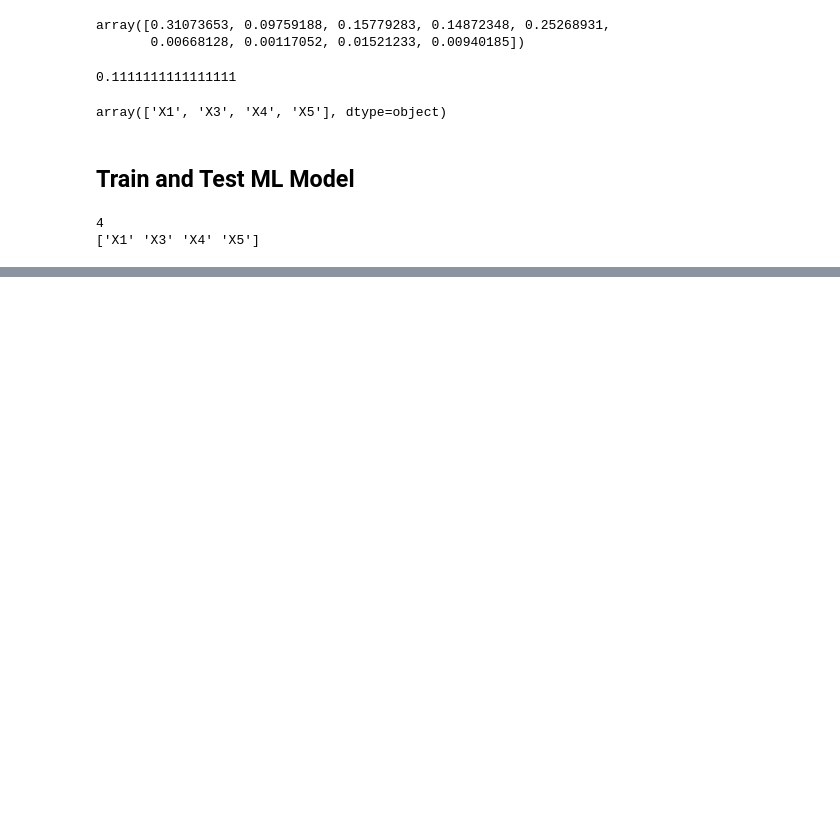
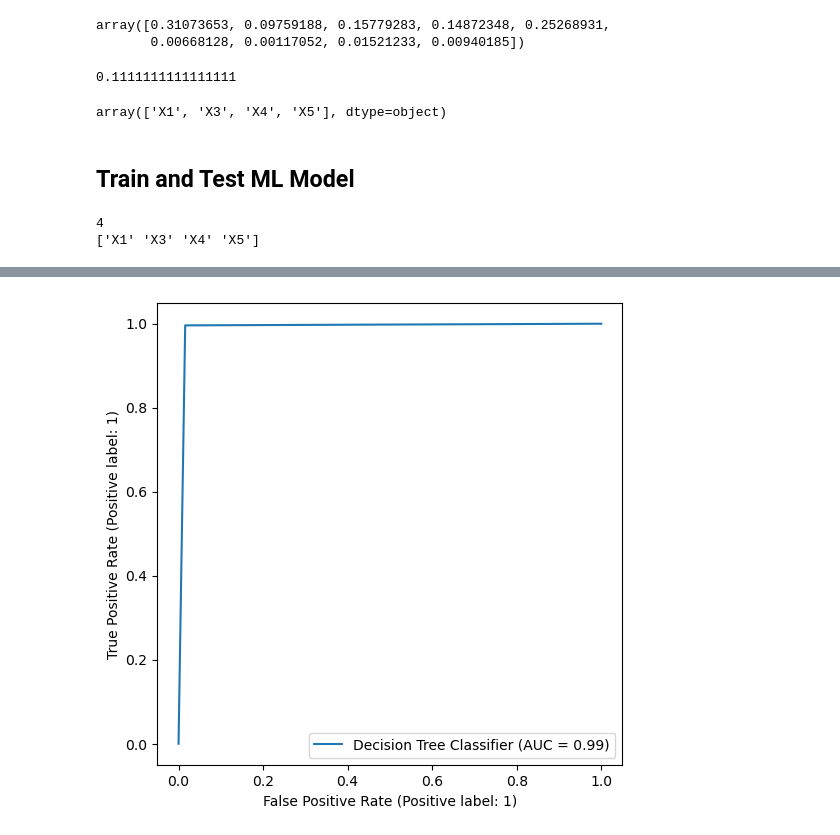
Before and after one commit to notfakearcher/julian, a Jupyter notebook: 01_topics/machine_learning/supervised_learning/classification/decision_tree_01.ipynb, the cells around one changed output, grey strips where cells are left out. Drawn from its saved outputs; the diff is of its cells as text; code cells hidden in the pictures; blank space fills up the shorter version.

Commit message:
2023_12_27_15_22 Updates for decision_tree_01

```diff
--- a/01_topics/machine_learning/supervised_learning/classification/decision_tree_01.ipynb
+++ b/01_topics/machine_learning/supervised_learning/classification/decision_tree_01.ipynb
@@ -483,3 +483,13 @@ print(metric_report)
     accuracy                           0.99      4572
    macro avg       0.99      0.99      0.99      4572
 weighted avg       0.99      0.99      0.99      4572
+# %%
+# model evaluation - AUC
+fig, ax = plt.subplots(figsize = (6, 6))
+RocCurveDisplay.from_predictions(ax = ax,
+  y_true = y_test, y_pred = y_hat, pos_label = 1,
+  name = "Decision Tree Classifier"
+)
+plt.show()
+# %% [output]
+[figure, added]
```
Also changed, not shown: parts of 9 cells of this notebook.
